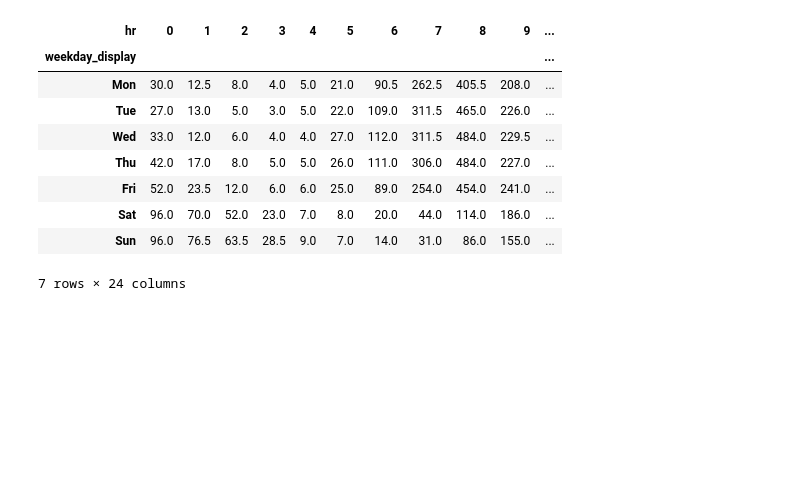
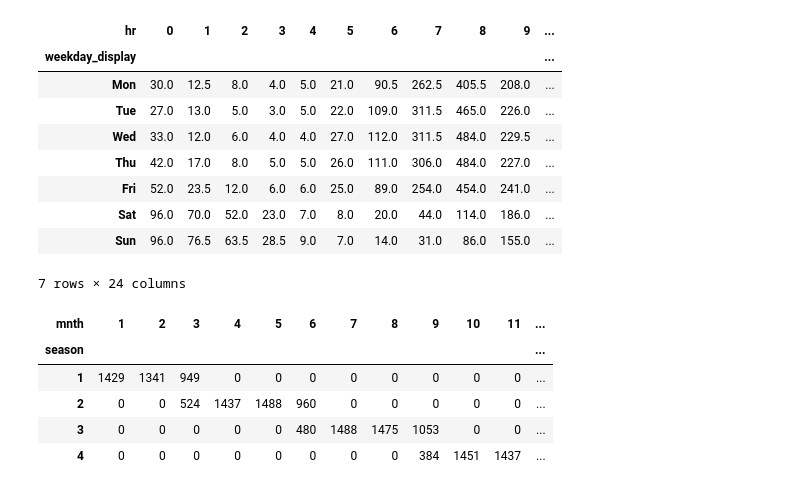
Before and after one commit to gjnzsu/ai-python-learning-pathway, a Jupyter notebook: projects/week-05-bike-sharing/notebooks/03_group_comparison.ipynb, the cells around one changed output. Cells and saved outputs as stored; diff of their text form; code cells hidden in the pictures; blank space fills up the shorter version.

```diff
--- a/projects/week-05-bike-sharing/notebooks/03_group_comparison.ipynb
+++ b/projects/week-05-bike-sharing/notebooks/03_group_comparison.ipynb
@@ -503,3 +503,17 @@ demand_matrix
 | Sat | 96.0 | 70.0 | 52.0 | 23.0 | 7.0 | 8.0 | 20.0 | 44.0 | 114.0 | 186.0 | ... |
 | Sun | 96.0 | 76.5 | 63.5 | 28.5 | 9.0 | 7.0 | 14.0 | 31.0 | 86.0 | 155.0 | ... |
 7 rows × 24 columns
+# %%
+season_month_counts = pd.crosstab(
+    df["season"],
+    df["mnth"],
+)
+
+season_month_counts
+# %% [output]
+| mnth | 1 | 2 | 3 | 4 | 5 | 6 | 7 | 8 | 9 | 10 | 11 | ... |
+| season |  |  |  |  |  |  |  |  |  |  |  | ... |
+| 1 | 1429 | 1341 | 949 | 0 | 0 | 0 | 0 | 0 | 0 | 0 | 0 | ... |
+| 2 | 0 | 0 | 524 | 1437 | 1488 | 960 | 0 | 0 | 0 | 0 | 0 | ... |
+| 3 | 0 | 0 | 0 | 0 | 0 | 480 | 1488 | 1475 | 1053 | 0 | 0 | ... |
+| 4 | 0 | 0 | 0 | 0 | 0 | 0 | 0 | 0 | 384 | 1451 | 1437 | ... |
```
Also changed, not shown: parts of 12 cells of this notebook, 1 other file.
